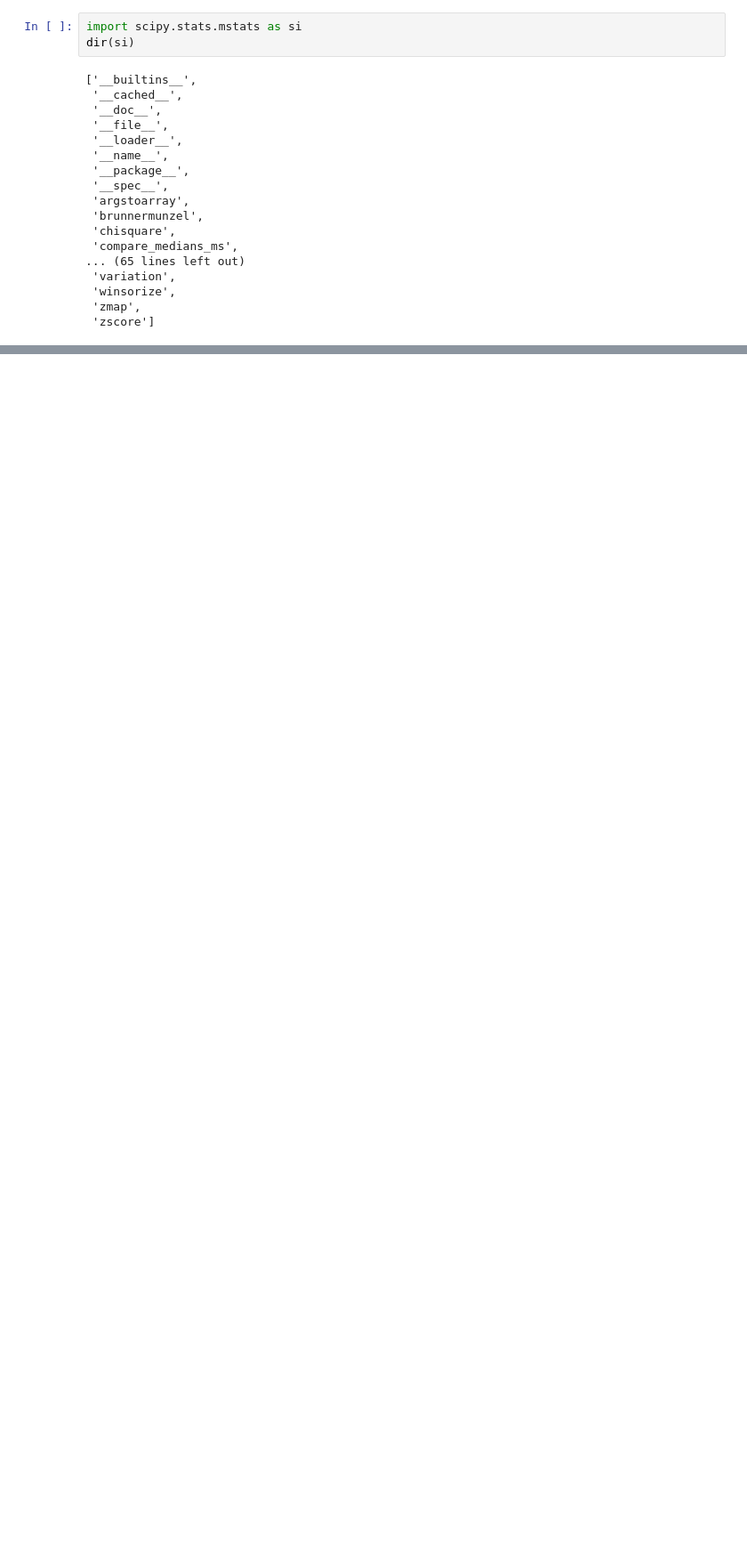
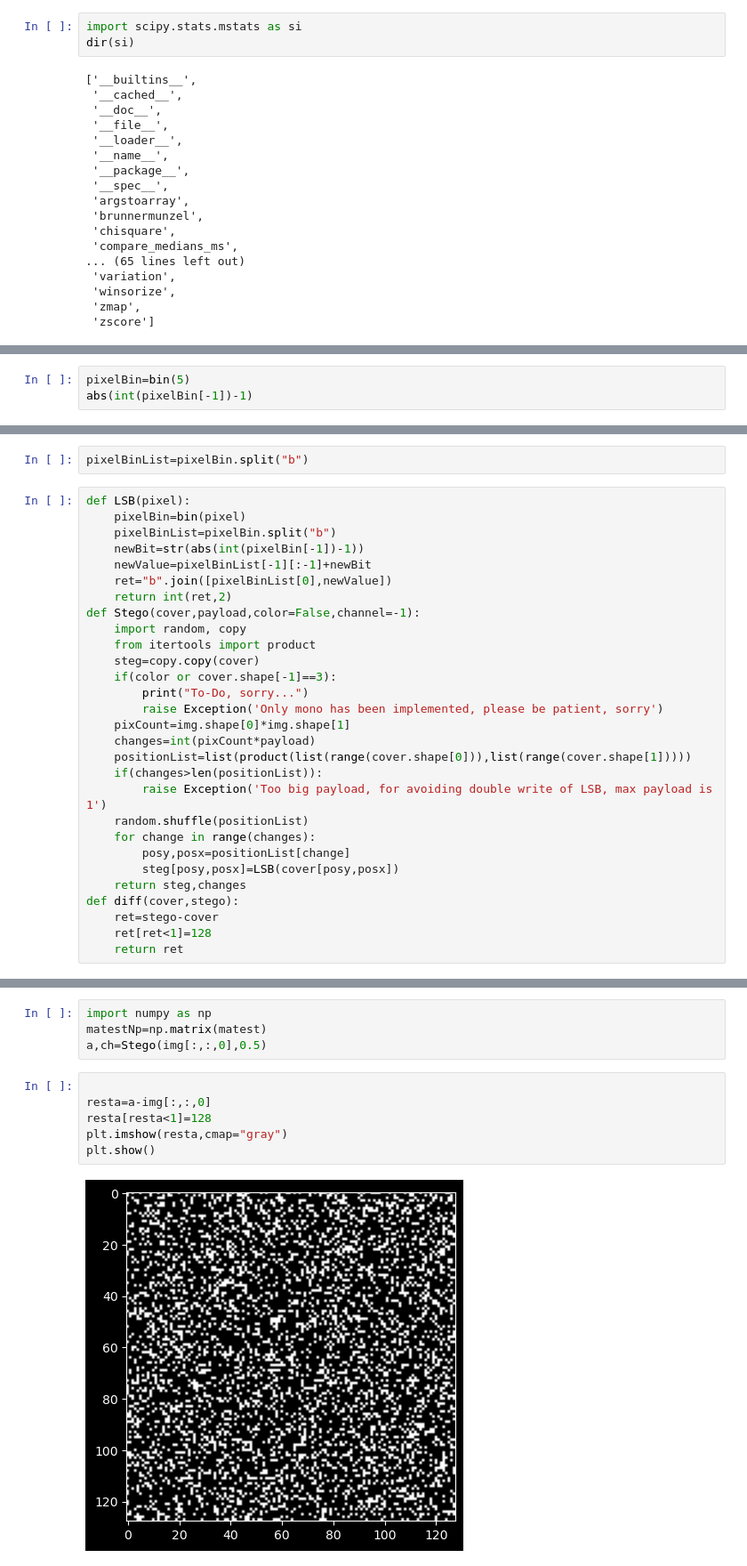
Before and after one commit to intentodemusico/StegianV2, a Jupyter notebook: Python/Modelling/scripts/Untitled.ipynb, the cells around one changed output, grey strips where cells are left out. Shown at 89% size. Cells and saved outputs as stored; diff of their text form; blank space fills up the shorter version.

```diff
--- a/Python/Modelling/scripts/Untitled.ipynb
+++ b/Python/Modelling/scripts/Untitled.ipynb
@@ -295,0 +311,3 @@ dir(si)
+# %%
+pixelBin=bin(5)
+abs(int(pixelBin[-1])-1)
@@ -295,0 +316,31 @@ dir(si)
+# %%
+pixelBinList=pixelBin.split("b")
+# %%
+def LSB(pixel):
+    pixelBin=bin(pixel)
+    pixelBinList=pixelBin.split("b")
+    newBit=str(abs(int(pixelBin[-1])-1))
+    newValue=pixelBinList[-1][:-1]+newBit
+    ret="b".join([pixelBinList[0],newValue])
+    return int(ret,2)
+def Stego(cover,payload,color=False,channel=-1):
+    import random, copy
+    from itertools import product
+    steg=copy.copy(cover)
+    if(color or cover.shape[-1]==3):
+        print("To-Do, sorry...")
+        raise Exception('Only mono has been implemented, please be patient, sorry')
+    pixCount=img.shape[0]*img.shape[1]
+    changes=int(pixCount*payload)
+    positionList=list(product(list(range(cover.shape[0])),list(range(cover.shape[1]))))
+    if(changes>len(positionList)):
+        raise Exception('Too big payload, for avoiding double write of LSB, max payload is 1')
+    random.shuffle(positionList)
+    for change in range(changes):
+        posy,posx=positionList[change]
+        steg[posy,posx]=LSB(cover[posy,posx])
+    return steg,changes
+def diff(cover,stego):
+    ret=stego-cover
+    ret[ret<1]=128
+    return ret
@@ -295,0 +400,12 @@ dir(si)
+# %%
+import numpy as np
+matestNp=np.matrix(matest)
+a,ch=Stego(img[:,:,0],0.5)
+# %%
+
+resta=a-img[:,:,0]
+resta[resta<1]=128
+plt.imshow(resta,cmap="gray")
+plt.show()
+# %% [output]
+[figure, added]
```
Also changed, not shown: parts of 18 cells of this notebook, 2 other files.
